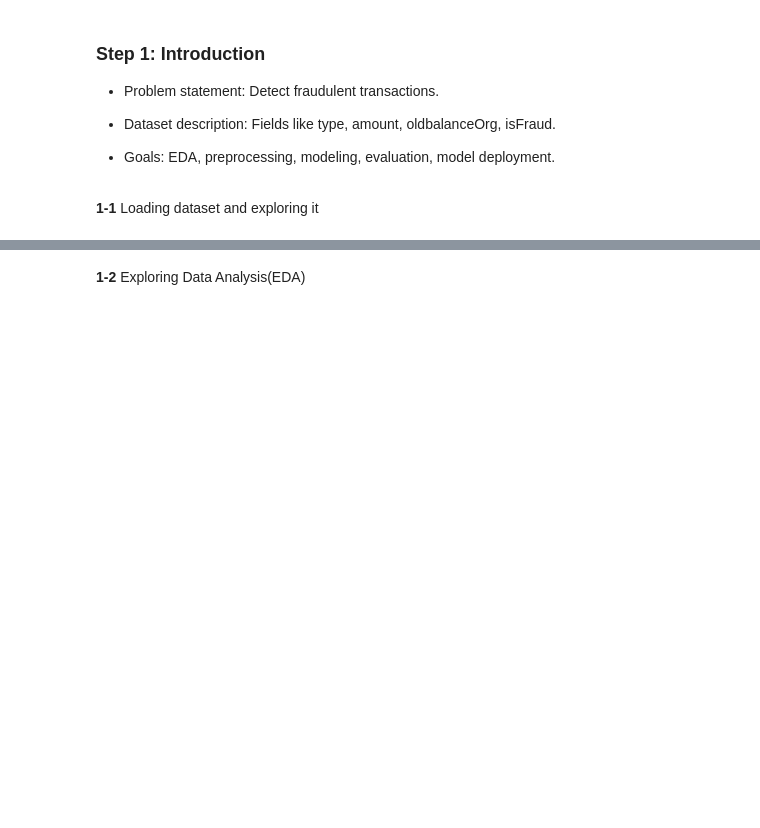
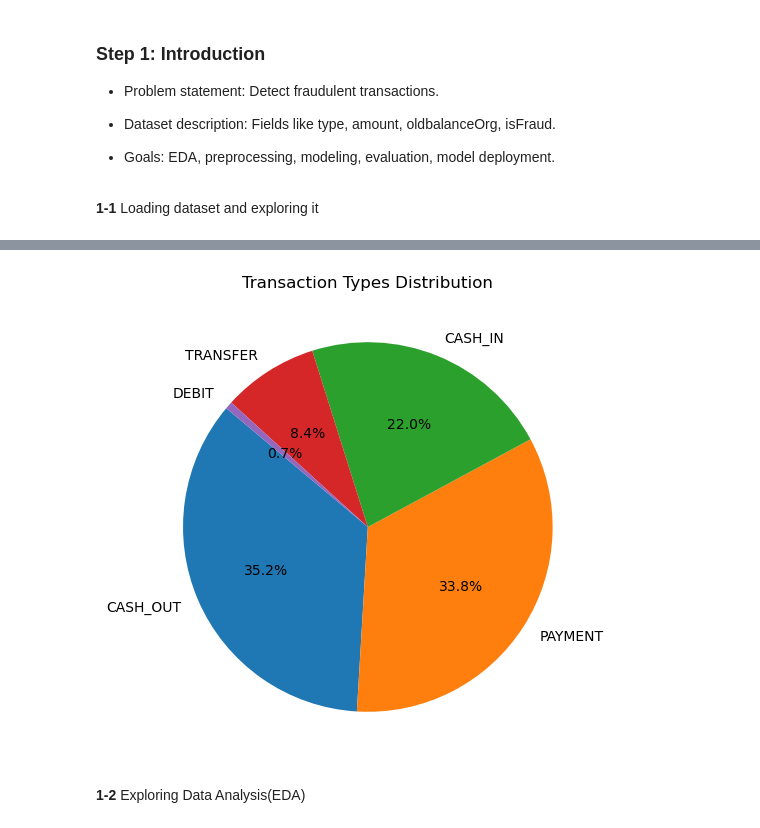
Before and after one commit to NeilAdel/fraud-detection-analysis, a Jupyter notebook: fruaddetection.ipynb, the cells around one changed output, grey strips where cells are left out. Saved outputs shown, nothing was run; the diff lists cells and outputs as text; code cells hidden in the pictures; blank space fills up the shorter version.

```diff
--- a/fruaddetection.ipynb
+++ b/fruaddetection.ipynb
@@ -47,0 +49,5 @@ Name: count, dtype: int64
+# %%
+types= data["type"].unique()
+print("Unique Transaction Types:\n", types)
+typecount = data["type"].value_counts()
+print("Transaction Types:\n", typecount)
@@ -48,3 +64,10 @@ Name: count, dtype: int64
+# %%
+plt.figure(figsize=(6,6))
+plt.pie(typecount, labels=typecount.index, autopct='%1.1f%%', startangle=140)
+plt.title('Transaction Types Distribution')
+plt.show()
+# %% [output]
+[figure, added]
 # %% [markdown]
 **1-2** Exploring Data Analysis(EDA)
 # %%
```
Also changed, not shown: parts of 13 cells of this notebook.
